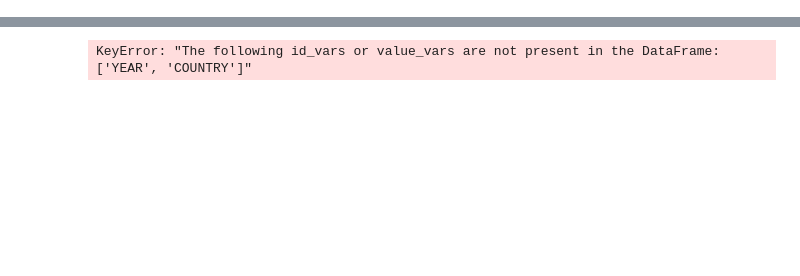
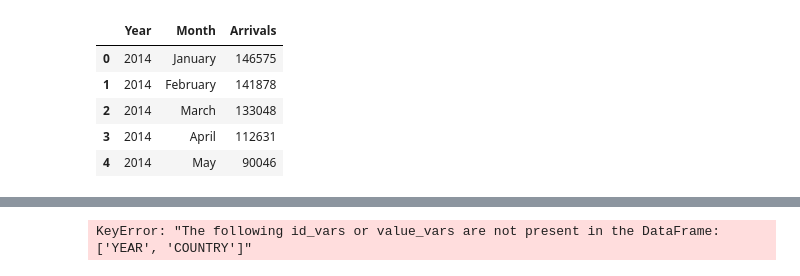
Before and after one commit to dev-achintha/Sri_Lanka-Tourism_Forcasting_Model, a Jupyter notebook: notebooks/Sri_Lankan_TourismForecastModel_Prophet.ipynb, the cells around one changed output, grey strips where cells are left out. Saved outputs shown, nothing was run; the diff lists cells and outputs as text; code cells hidden in the pictures; blank space fills up the shorter version.

```diff
--- a/notebooks/Sri_Lankan_TourismForecastModel_Prophet.ipynb
+++ b/notebooks/Sri_Lankan_TourismForecastModel_Prophet.ipynb
@@ -84,3 +86,15 @@ class TourismForecastingModel:
         if new_total_data is not None:
             new_total_data = new_total_data.replace('PENDING', np.nan).astype(float)
             self.total_data = pd.concat([self.total_data, new_total_data])
+# %%
+df1=pd.read_csv('https://raw.githubusercontent.com/dev-achintha/Sri_Lanka-Tourism_Forcasting_Model/SARIMA/dataset/2014-2024-monthly-tourist-arrivals-sl-csv.csv')
+df2=pd.read_csv('https://raw.githubusercontent.com/dev-achintha/Sri_Lanka-Tourism_Forcasting_Model/SARIMA/dataset/2018-2024-Country-based-monthly-tourist-arrivals-sl-csv.csv')
+
+df1.head()
+# %% [output]
+|  | Year | Month | Arrivals |
+| 0 | 2014 | January | 146575 |
+| 1 | 2014 | February | 141878 |
+| 2 | 2014 | March | 133048 |
+| 3 | 2014 | April | 112631 |
+| 4 | 2014 | May | 90046 |
```
Also changed, not shown: parts of 3 cells of this notebook.
